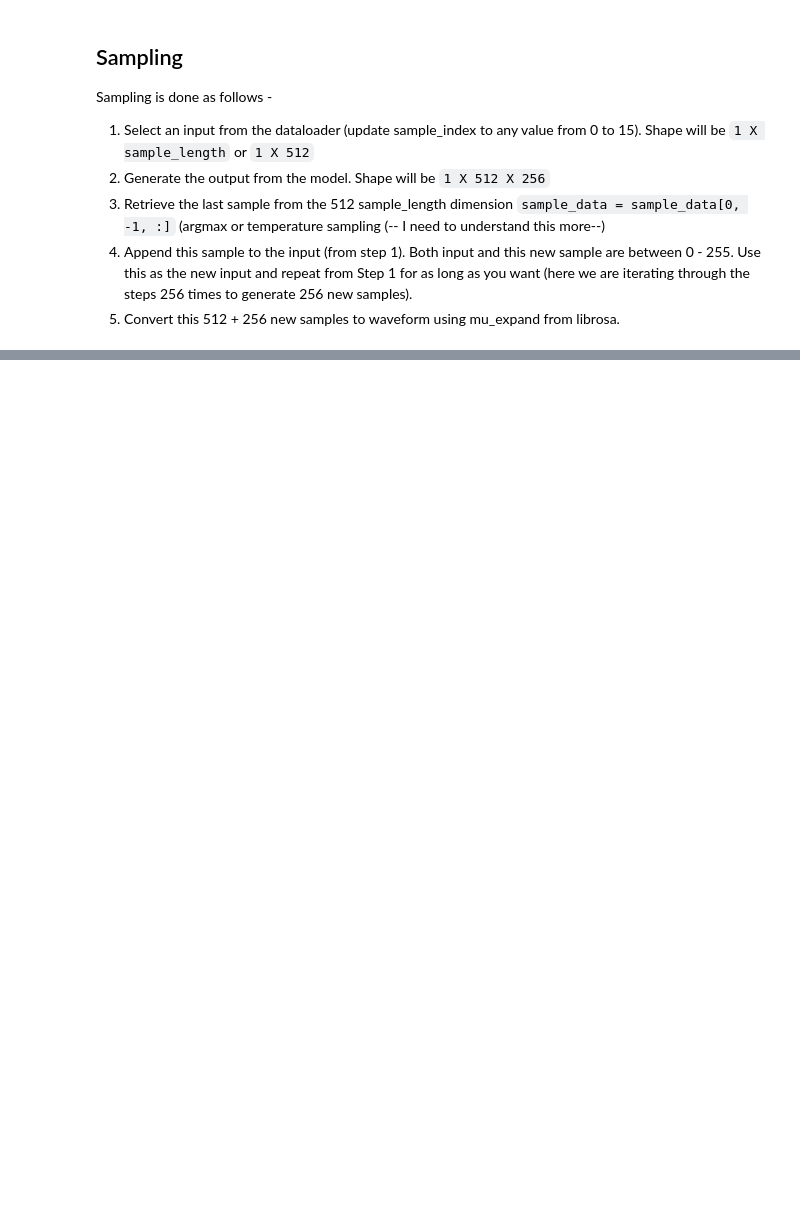
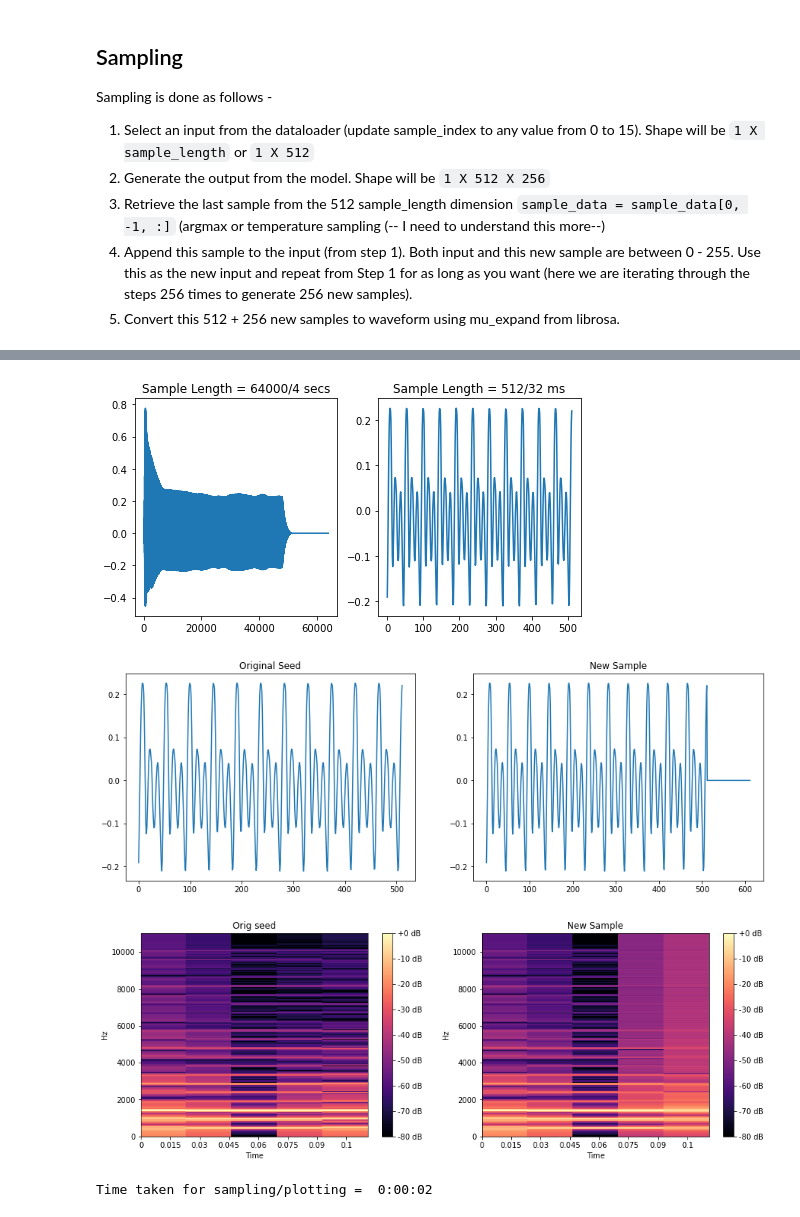
Before and after one commit to pkamath2/transformer-poc, a Jupyter notebook: with-linearlayer-embedding/sample.ipynb, the cells around one changed output, grey strips where cells are left out. Saved outputs shown, nothing was run; the diff lists cells and outputs as text; code cells hidden in the pictures; blank space fills up the shorter version.

```diff
--- a/with-linearlayer-embedding/sample.ipynb
+++ b/with-linearlayer-embedding/sample.ipynb
@@ -28,18 +37,17 @@ lr_warmup = 5000
 epochs = 100
 
 sample_length = 512 # For context
+embedding_size = 128
 num_heads = 8 # Number of chunks for 'parallel/ensemble' computation
 depth = 12 # Number of transformer layers
-num_tokens = 255 #Size of the dictionary
-quantization_channels = 255
+num_tokens = 256 #Size of the dictionary
 
-sample_index = 4
+sample_index = 11
 use_temperature = True
-temperature = 0.4
+temperature = 0.5
 # %%
-model = GTransformer(seq_length=sample_length, heads=num_heads, depth=depth, num_tokens=num_tokens)
+model = GTransformer(emb=embedding_size, heads=num_heads, depth=depth, seq_length=sample_length, num_tokens=num_tokens, attention_type=None)
 model = model.cuda()
-model = model.float()
 
 opt = torch.optim.Adam(lr=lr, params=model.parameters())
 sch = torch.optim.lr_scheduler.LambdaLR(opt, lambda i: min(i / (lr_warmup / batch_size), 1.0))
@@ -106,7 +101,12 @@ def load_model(model, opt, model_location):
     epoch = checkpoint['epoch']
     return model, opt, loss, epoch
 
-def mulawDecode(output):
-    output = output.numpy()
+def mulawDecodeTarget(output):
+    output = output - 127
     waveform = librosa.mu_expand(output, quantize=True)
     return waveform
+
+def mulawDecode(output):
+    output = (output * 2) - 1
+    waveform = librosa.mu_expand(output, quantize=False)
+    return waveform
@@ -113 +179,21 @@ def mulawDecode(output):
+# %%
+def get_data(idx, start_location):
+    start_location = int(start_location * 16000)
+    audio_file_name = os.path.join(validate_data_dir, idx+'.wav')
+    audio_data, _ = librosa.load(audio_file_name, sr=sample_rate)
+    input_data = audio_data[start_location:start_location + sample_length]
+
+    fig, axes = plt.subplots(ncols=2, figsize=(8,4))
+    axes[0].plot(audio_data)
+    axes[0].set(title='Sample Length = 64000/4 secs')
+    axes[1].plot(input_data)
+    axes[1].set(title='Sample Length = 512/32 ms')
+
+    input_data = (librosa.mu_compress(input_data, quantize=False) + 1)/2
+
+    target = audio_data[start_location + 1:start_location + 1 + sample_length]
+    target = librosa.mu_compress(target, quantize=True) + 127
+    target = target.astype(np.long)
+
+    return input_data, target
 # %%
@@ -150,0 +205,4 @@ New sample appended to original seed
+# %%
+input_data, _ = get_data('reed_acoustic_018-065-127', 1.5)
+new_sample, orig_seed = sample_model(input_data)
+# %% [output]
@@ -150,0 +211,4 @@ New sample appended to original seed
+[figure, added]
+[figure, added]
+[figure, added]
+Time taken for sampling/plotting =  0:00:02
```
Also changed, not shown: parts of 9 cells of this notebook, 2 other files.
